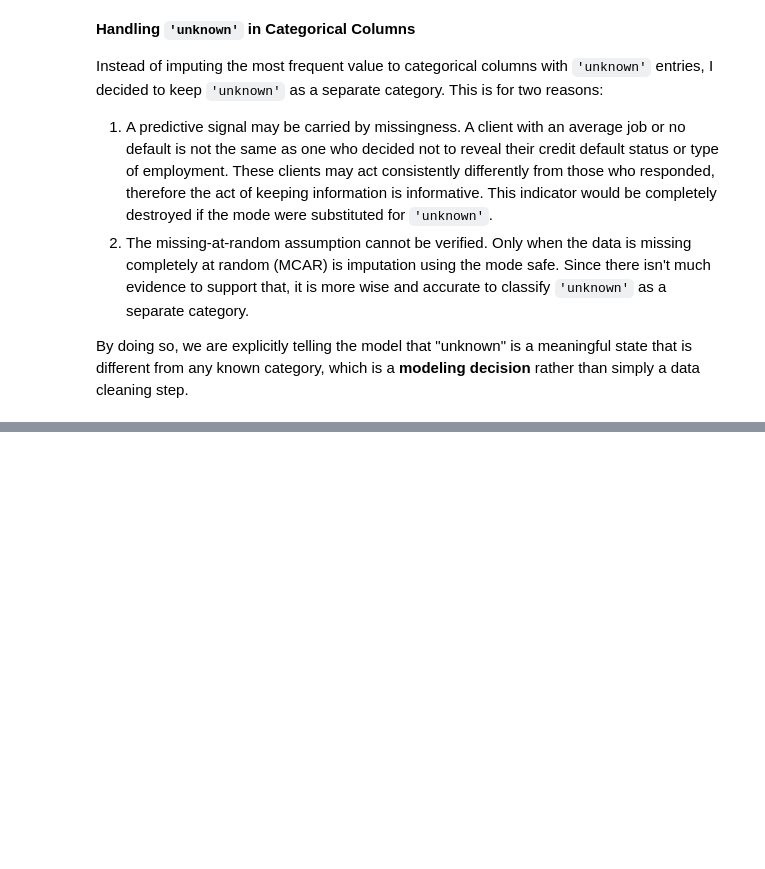
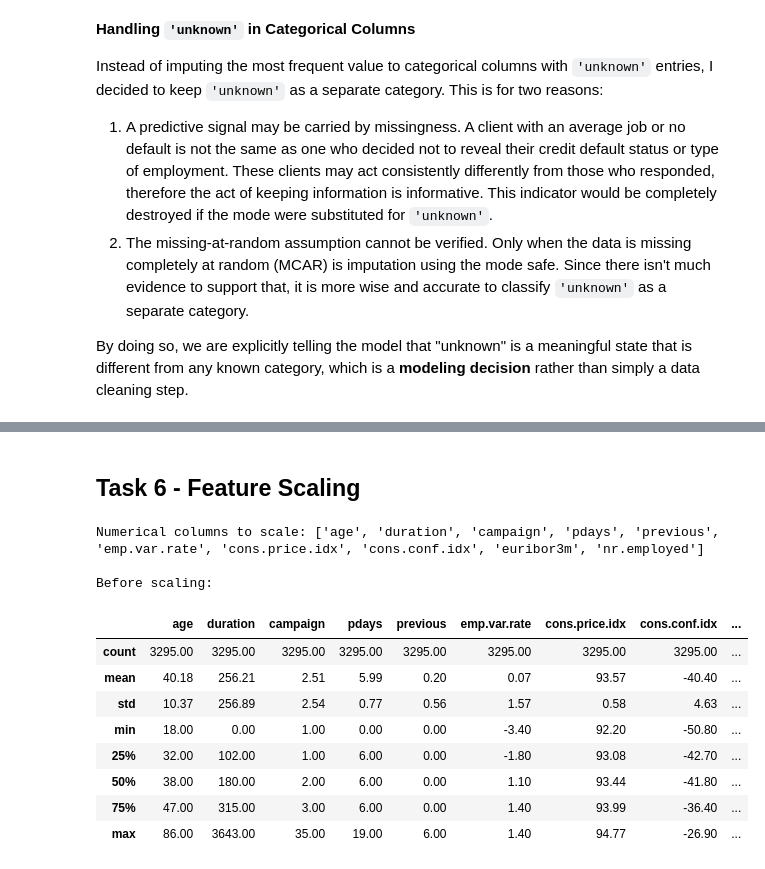
Before and after one commit to spaparo/ML-fundamentals-2026, a Jupyter notebook: assignment_1_sofia_paparo.ipynb, the cells around one changed output, grey strips where cells are left out. Cells and saved outputs as stored; diff of their text form; code cells hidden in the pictures; blank space fills up the shorter version.

Commit message:
other tasks

```diff
--- a/assignment_1_sofia_paparo.ipynb
+++ b/assignment_1_sofia_paparo.ipynb
@@ -293,0 +296,9 @@ By doing so, we are explicitly telling the model that "unknown" is a meaningful
+# %%
+# Nominal: no meaningful order
+nominal_cols = ['job', 'marital', 'contact', 'poutcome', 'default', 'housing', 'loan']
+
+# Ordinal: meaningful order exists
+ordinal_cols = ['education', 'month', 'day_of_week']
+
+print("Nominal columns:", nominal_cols)
+print("Ordinal columns:", ordinal_cols)
@@ -293,0 +344,24 @@ By doing so, we are explicitly telling the model that "unknown" is a meaningful
+# %%
+from sklearn.preprocessing import OneHotEncoder
+
+ohe = OneHotEncoder(sparse_output=False, handle_unknown='ignore')
+
+# Fit on training only
+ohe.fit(X_train[nominal_cols])
+
+ohe_feature_names = ohe.get_feature_names_out(nominal_cols)
+
+X_train_ohe = pd.DataFrame(ohe.transform(X_train[nominal_cols]),
+                            columns=ohe_feature_names, index=X_train.index)
+X_val_ohe = pd.DataFrame(ohe.transform(X_val[nominal_cols]),
+                          columns=ohe_feature_names, index=X_val.index)
+X_test_ohe = pd.DataFrame(ohe.transform(X_test[nominal_cols]),
+                           columns=ohe_feature_names, index=X_test.index)
+
+# Drop original nominal columns and attach encoded ones
+X_train = X_train.drop(columns=nominal_cols).join(X_train_ohe)
+X_val = X_val.drop(columns=nominal_cols).join(X_val_ohe)
+X_test = X_test.drop(columns=nominal_cols).join(X_test_ohe)
+
+print(f"Shape after encoding: {X_train.shape}")
+print("Remaining string columns:", X_train.select_dtypes(include=['object', 'str']).columns.tolist())
@@ -293,0 +381,23 @@ By doing so, we are explicitly telling the model that "unknown" is a meaningful
+# %% [markdown]
+## Task 6 - Feature Scaling
+# %%
+numerical_cols = ['age', 'duration', 'campaign', 'pdays', 'previous',
+                  'emp.var.rate', 'cons.price.idx', 'cons.conf.idx',
+                  'euribor3m', 'nr.employed']
+
+print("Numerical columns to scale:", numerical_cols)
+print("\nBefore scaling:")
+X_train[numerical_cols].describe().round(2)
+# %% [output]
+Numerical columns to scale: ['age', 'duration', 'campaign', 'pdays', 'previous', 'emp.var.rate', 'cons.price.idx', 'cons.conf.idx', 'euribor3m', 'nr.employed']
+
+Before scaling:
+|  | age | duration | campaign | pdays | previous | emp.var.rate | cons.price.idx | cons.conf.idx | ... |
+| count | 3295.00 | 3295.00 | 3295.00 | 3295.00 | 3295.00 | 3295.00 | 3295.00 | 3295.00 | ... |
+| mean | 40.18 | 256.21 | 2.51 | 5.99 | 0.20 | 0.07 | 93.57 | -40.40 | ... |
+| std | 10.37 | 256.89 | 2.54 | 0.77 | 0.56 | 1.57 | 0.58 | 4.63 | ... |
+| min | 18.00 | 0.00 | 1.00 | 0.00 | 0.00 | -3.40 | 92.20 | -50.80 | ... |
+| 25% | 32.00 | 102.00 | 1.00 | 6.00 | 0.00 | -1.80 | 93.08 | -42.70 | ... |
+| 50% | 38.00 | 180.00 | 2.00 | 6.00 | 0.00 | 1.10 | 93.44 | -41.80 | ... |
+| 75% | 47.00 | 315.00 | 3.00 | 6.00 | 0.00 | 1.40 | 93.99 | -36.40 | ... |
+| max | 86.00 | 3643.00 | 35.00 | 19.00 | 6.00 | 1.40 | 94.77 | -26.90 | ... |
```
Also changed, not shown: parts of 19 cells of this notebook.
